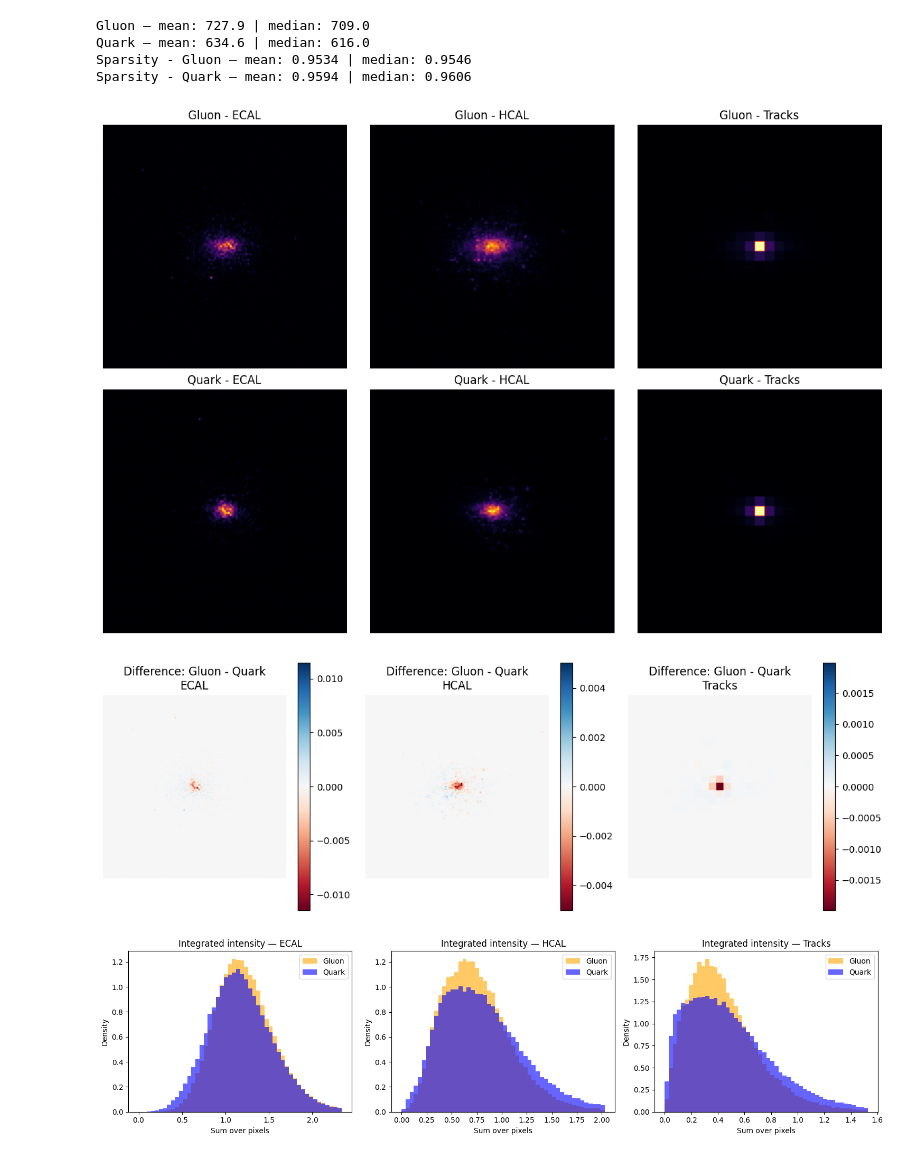
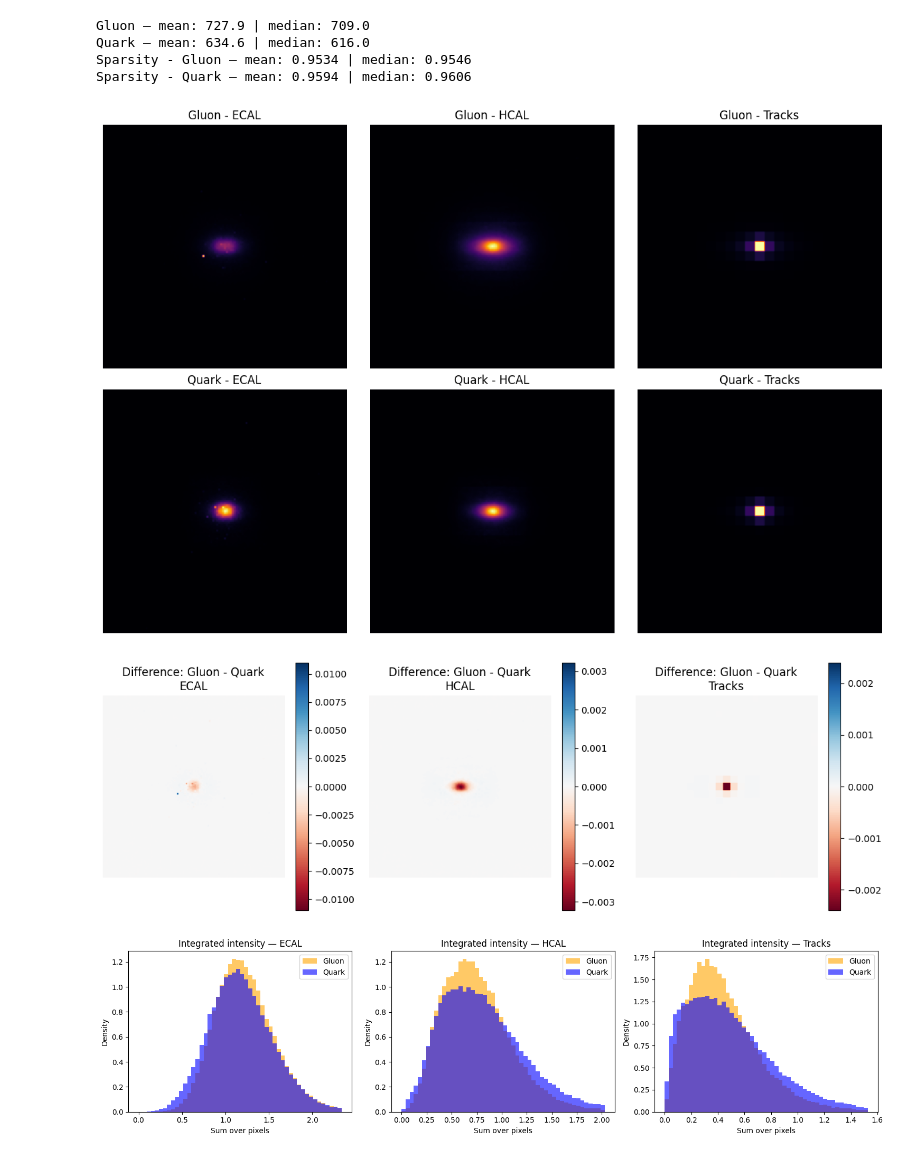
Before and after one commit to felipetp-ctrl/gsoc-ml4sci-genie-submission, a Jupyter notebook: common_task_2.ipynb, the cells around one changed output. Cells and saved outputs as stored; diff of their text form; code cells hidden in the pictures.

Commit message:
feat(eda+baseline): dataset loading, EDA, graph construction and logistic regression baseline

```diff
--- a/common_task_2.ipynb
+++ b/common_task_2.ipynb
@@ -111,14 +111,12 @@ plot_pt_m0(pt, m0, y)
 # %%
 def to_hwc(image):
     image = np.asarray(image)
-
     if image.ndim == 2:
         return image[..., None]
     if image.ndim != 3:
         raise ValueError(f'Unexpected image shape: {image.shape}')
-
     if image.shape[0] <= 6 and image.shape[1] > 6 and image.shape[2] > 6:
-        image. np.transpose(image, (1,2,0))
+        image = np.transpose(image, (1, 2, 0))
     return image
 
 def plot_nonzero(X, y):
@@ -159,26 +157,28 @@ Sparsity - Gluon — mean: 0.9534 | median: 0.9546
 Sparsity - Quark — mean: 0.9594 | median: 0.9606
 # %%
 # channel intensity
-mean_img_gluon = X[y == 0][:500].mean(axis=0)
-mean_img_quark = X[y == 1][:500].mean(axis=0)
+X_hwc = np.array([to_hwc(img) for img in X])
+
+mean_img_gluon = X_hwc[y == 0].mean(axis=0)
+mean_img_quark = X_hwc[y == 1].mean(axis=0)
 
 channel_names = ['ECAL', 'HCAL', 'Tracks']
 
 fig, axes = plt.subplots(2, 3, figsize=(12, 8))
 
 for ch in range(3):
     axes[0, ch].imshow(mean_img_gluon[:, :, ch], cmap='inferno')
     axes[0, ch].set_title(f"Gluon - {channel_names[ch]}")
     axes[0, ch].axis('off')
 
     axes[1, ch].imshow(mean_img_quark[:, :, ch], cmap='inferno')
     axes[1, ch].set_title(f"Quark - {channel_names[ch]}")
     axes[1, ch].axis('off')
 
 plt.tight_layout()
 plt.show()
 # %% [output]
-[figure, old version]
+[figure, new version]
 # %%
 # diff map
 fig, axes = plt.subplots(1, 3, figsize=(12, 4))
@@ -194,5 +194,5 @@ for ch in range(3):
 plt.tight_layout()
 plt.show()
 # %% [output]
-[figure, old version]
+[figure, new version]
 # %%
```
Also changed, not shown: parts of 22 cells of this notebook.
